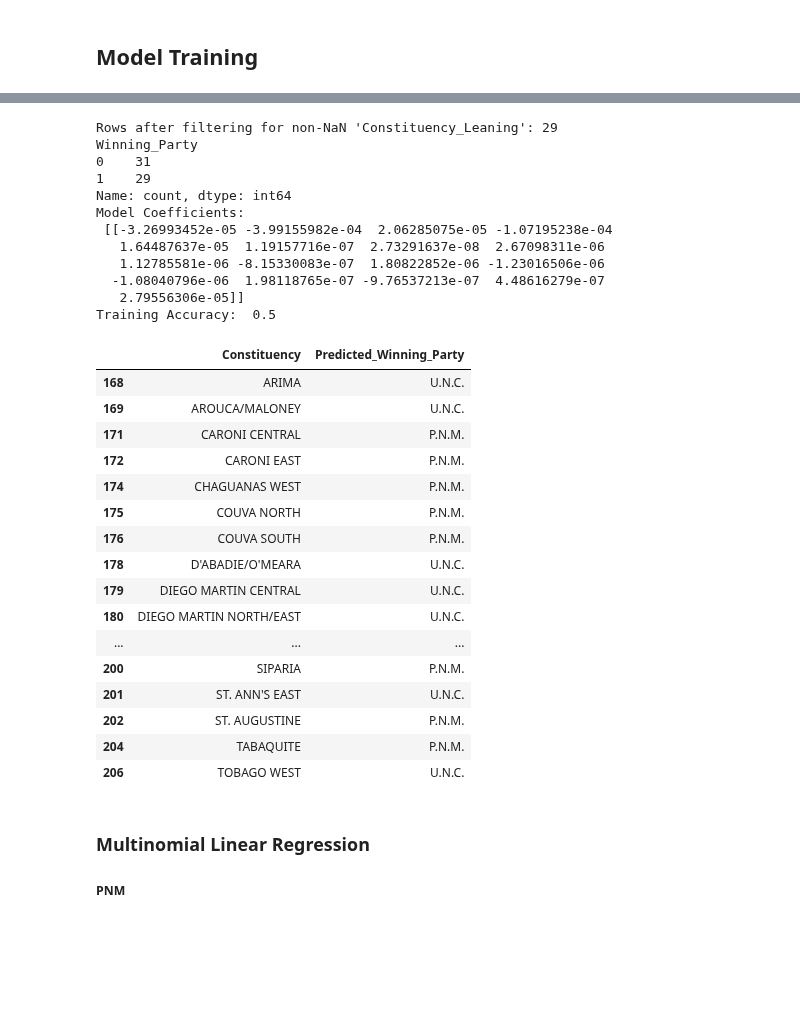
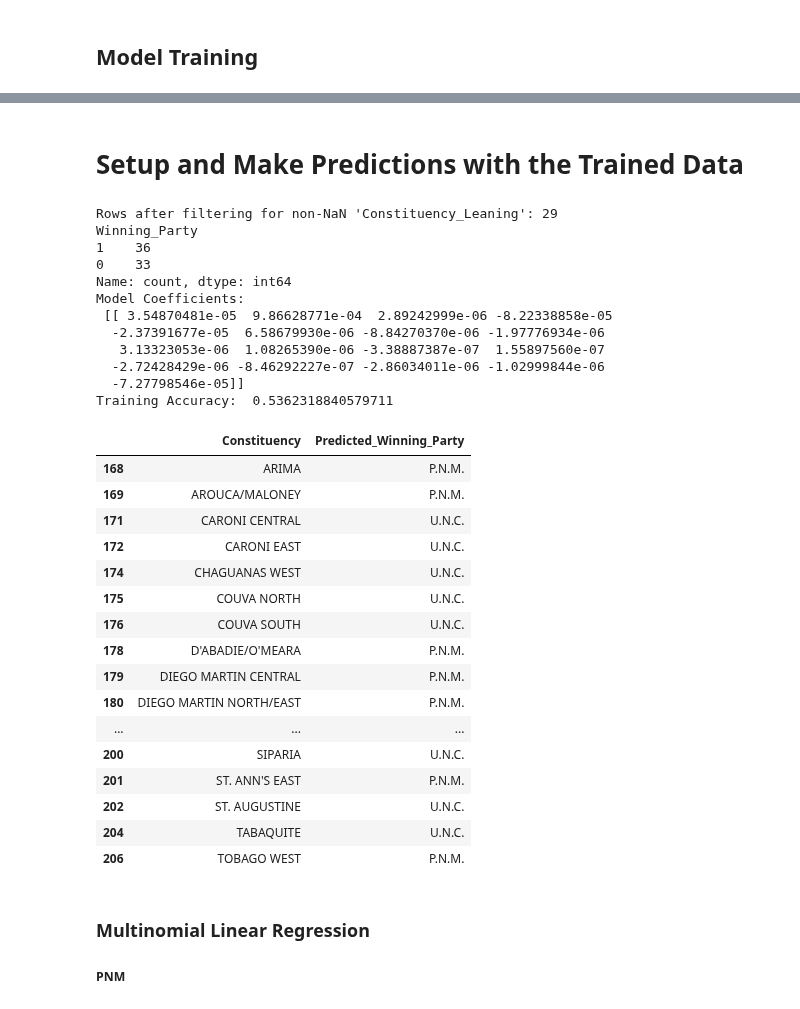
Before and after one commit to CorporaCorporate/COMP-3610-Project, a Jupyter notebook: feature-engineering.ipynb, the cells around one changed output, grey strips where cells are left out. Cells and saved outputs as stored; diff of their text form; code cells hidden in the pictures; blank space fills up the shorter version.

```diff
--- a/feature-engineering.ipynb
+++ b/feature-engineering.ipynb
@@ -2011,2 +17,4 @@ master_df
+# %%
+master_df = pd.read_csv(r"csvs/master_df_2025.csv")
 # %% [markdown]
 ## Model Training
@@ -2026,9 +34,9 @@ constituencies = [
     "ELECTORAL_DISTRICT_FYZABAD", "ELECTORAL_DISTRICT_LA BREA", "ELECTORAL_DISTRICT_LA HORQUETTA/TALPARO", "ELECTORAL_DISTRICT_LAVENTILLE EAST/MORVANT", "ELECTORAL_DISTRICT_LAVENTILLE WEST",
     "ELECTORAL_DISTRICT_LOPINOT/BON AIR WEST", "ELECTORAL_DISTRICT_MAYARO", "ELECTORAL_DISTRICT_MORUGA/TABLELAND", "ELECTORAL_DISTRICT_NAPARIMA", "ELECTORAL_DISTRICT_OROPOUCHE EAST",
     "ELECTORAL_DISTRICT_OROPOUCHE WEST", "ELECTORAL_DISTRICT_POINT FORTIN", "ELECTORAL_DISTRICT_POINTE-A-PIERRE", "ELECTORAL_DISTRICT_PORT-OF-SPAIN NORTH/ST. ANN'S WEST",
-    "PORT-OF-SPAIN SOUTH", "PRINCES TOWN", "SAN FERNANDO EAST", "SAN FERNANDO WEST", "SIPARIA","ELECTORAL_DISTRICT_ST. ANN'S EAST", "ELECTORAL_DISTRICT_ST. AUGUSTINE",
+    "ELECTORAL_DISTRICT_PORT-OF-SPAIN SOUTH", "ELECTORAL_DISTRICT_PRINCES TOWN", "ELECTORAL_DISTRICT_SAN FERNANDO EAST", "ELECTORAL_DISTRICT_SAN FERNANDO WEST", "ELECTORAL_DISTRICT_SIPARIA","ELECTORAL_DISTRICT_ST. ANN'S EAST", "ELECTORAL_DISTRICT_ST. AUGUSTINE",
     "ELECTORAL_DISTRICT_ST. JOSEPH", "ELECTORAL_DISTRICT_TABAQUITE", "ELECTORAL_DISTRICT_TOBAGO EAST", "ELECTORAL_DISTRICT_TOBAGO WEST", "ELECTORAL_DISTRICT_TOCO/SANGRE GRANDE",
-    "ELECTORAL_DISTRICT_TUNAPUNA", "ELECTORAL_DISTRICT_TOTAL"
+    "ELECTORAL_DISTRICT_TUNAPUNA"
 ]
 
 # Step 2: Get indexes where Year == 2024
@@ -2124,3 +132,7 @@ df_marginal_seats = df_marginal_seats[df_marginal_seats['Constituency_Marginal']
 df_safe_seats['Winning_Party'] = df_safe_seats[['P.N.M._VOTES_%', 'U.N.C._VOTES_%']].idxmax(axis=1)
 df_marginal_seats['Winning_Party'] = df_marginal_seats[['P.N.M._VOTES_%', 'U.N.C._VOTES_%']].idxmax(axis=1)
 # Show the resulting DataFrames for safe and marginal seats
+
+df_marginal_seats = df_marginal_seats.select_dtypes(exclude=['bool'])
+df_safe_seats = df_safe_seats.select_dtypes(exclude=['bool'])
+df_safe_seats
@@ -2190,7 +216,7 @@ from sklearn.linear_model import LogisticRegression, LinearRegression
 from sklearn.metrics import classification_report, confusion_matrix, accuracy_score
 
 features = [
-            'CONSTITUENCY_LEANING','Year', 'Homicide_rate_per_100k', 'Annual (Percentage Change)', 'Inflation', 'Net Migration Rate', 'Inflation_1t', 'Inflation_1y', 'Unemployment_1t',
+            'CONSTITUENCY_LEANING','Year', 'Homicide_rate_per_100k', 'Homicide (Annual Percentage Change)', 'Inflation', 'Net Migration Rate', 'Inflation_1t', 'Inflation_1y', 'Unemployment_1t',
             'Unemployment_1y', 'Net Migration Rate_1t', 'Net Migration Rate_1y', 'GDP (Per Capita US$)_1t', 'GDP (Per Capita US$)_1y', 'GDP_(US$)_1t', 'GDP_(US$)_1y','ELECTORATE'
             ]
 
@@ -2362,12 +335,14 @@ Confusion Matrix for Safe Seats with Tuning:
+# %% [markdown]
+# Setup and Make Predictions with the Trained Data
 # %%
 from sklearn.preprocessing import StandardScaler
 import pandas as pd
 
 # Define the same feature columns as used in training
-features = ['CONSTITUENCY_LEANING', 'Year', 'Homicide_rate_per_100k', 'Annual (Percentage Change)', 'Inflation', 'Net Migration Rate',
-            'Inflation_1t', 'Inflation_1y', 'Unemployment_1t', 'Unemployment_1y',
-            'Net Migration Rate_1t', 'Net Migration Rate_1y', 'GDP (Per Capita US$)_1t',
-            'GDP (Per Capita US$)_1y', 'GDP_(US$)_1t', 'GDP_(US$)_1y', 'ELECTORATE']
+features = [
+            'CONSTITUENCY_LEANING','Year', 'Homicide_rate_per_100k', 'Homicide (Annual Percentage Change)', 'Inflation', 'Net Migration Rate', 'Inflation_1t', 'Inflation_1y', 'Unemployment_1t',
+            'Unemployment_1y', 'Net Migration Rate_1t', 'Net Migration Rate_1y', 'GDP (Per Capita US$)_1t', 'GDP (Per Capita US$)_1y', 'GDP_(US$)_1t', 'GDP_(US$)_1y','ELECTORATE'
+            ]
 
 # Filter safe_seats to only include rows for 2025
 safe_seats_2025_filtered = master_df[master_df['Year'] == 2024]
@@ -2388,57 +363,57 @@ X_2025_scaled = scaler.transform(X_2025)            # transform test (2025) data
 # Use the best model from GridSearchCV or RandomizedSearchCV
 best_model = grid_search.best_estimator_  # Use the model from GridSearchCV
 
 # Predict class (0 or 1) using the tuned model
 safe_seat_predictions = best_model.predict(X_2025_scaled)
 
 # Optional: decode to party names
 party_mapping = {1: 'P.N.M.', 0: 'U.N.C.'}
 decoded_safe_predictions = [party_mapping[pred] for pred in safe_seat_predictions]
 
 # Put predictions in a DataFrame
 predictions_2025 = pd.DataFrame({
     'Constituency': safe_seats_2025_filtered['CONSTITUENCIES'],  # assuming index is constituency name
     'Predicted_Winning_Party': decoded_safe_predictions
 })
 
 # View the predictions
 print(y_safe_train.value_counts())
 print("Model Coefficients:\n", clf.coef_)
 y_safe_train_pred = clf.predict(X_safe_train)
 print("Training Accuracy: ", accuracy_score(y_safe_train, y_safe_train_pred))
 
 # predictions_2025
 predictions_2025
 # %% [output]
 Rows after filtering for non-NaN 'Constituency_Leaning': 29
 Winning_Party
-0    31
-1    29
+1    36
+0    33
 Name: count, dtype: int64
 Model Coefficients:
- [[-3.26993452e-05 -3.99155982e-04  2.06285075e-05 -1.07195238e-04
-   1.64487637e-05  1.19157716e-07  2.73291637e-08  2.67098311e-06
-   1.12785581e-06 -8.15330083e-07  1.80822852e-06 -1.23016506e-06
-  -1.08040796e-06  1.98118765e-07 -9.76537213e-07  4.48616279e-07
-   2.79556306e-05]]
-Training Accuracy:  0.5
+ [[ 3.54870481e-05  9.86628771e-04  2.89242999e-06 -8.22338858e-05
+  -2.37391677e-05  6.58679930e-06 -8.84270370e-06 -1.97776934e-06
+   3.13323053e-06  1.08265390e-06 -3.38887387e-07  1.55897560e-07
+  -2.72428429e-06 -8.46292227e-07 -2.86034011e-06 -1.02999844e-06
+  -7.27798546e-05]]
+Training Accuracy:  0.5362318840579711
 |  | Constituency | Predicted_Winning_Party |
-| 168 | ARIMA | U.N.C. |
-| 169 | AROUCA/MALONEY | U.N.C. |
-| 171 | CARONI CENTRAL | P.N.M. |
-| 172 | CARONI EAST | P.N.M. |
-| 174 | CHAGUANAS WEST | P.N.M. |
-| 175 | COUVA NORTH | P.N.M. |
-| 176 | COUVA SOUTH | P.N.M. |
-| 178 | D'ABADIE/O'MEARA | U.N.C. |
-| 179 | DIEGO MARTIN CENTRAL | U.N.C. |
-| 180 | DIEGO MARTIN NORTH/EAST | U.N.C. |
+| 168 | ARIMA | P.N.M. |
+| 169 | AROUCA/MALONEY | P.N.M. |
+| 171 | CARONI CENTRAL | U.N.C. |
+| 172 | CARONI EAST | U.N.C. |
+| 174 | CHAGUANAS WEST | U.N.C. |
+| 175 | COUVA NORTH | U.N.C. |
+| 176 | COUVA SOUTH | U.N.C. |
+| 178 | D'ABADIE/O'MEARA | P.N.M. |
+| 179 | DIEGO MARTIN CENTRAL | P.N.M. |
+| 180 | DIEGO MARTIN NORTH/EAST | P.N.M. |
 | ... | ... | ... |
-| 200 | SIPARIA | P.N.M. |
-| 201 | ST. ANN'S EAST | U.N.C. |
-| 202 | ST. AUGUSTINE | P.N.M. |
-| 204 | TABAQUITE | P.N.M. |
-| 206 | TOBAGO WEST | U.N.C. |
+| 200 | SIPARIA | U.N.C. |
+| 201 | ST. ANN'S EAST | P.N.M. |
+| 202 | ST. AUGUSTINE | U.N.C. |
+| 204 | TABAQUITE | U.N.C. |
+| 206 | TOBAGO WEST | P.N.M. |
 # %% [markdown]
 ### Multinomial Linear Regression
 
```
Also changed, not shown: parts of 264 cells of this notebook, 11 other files.
